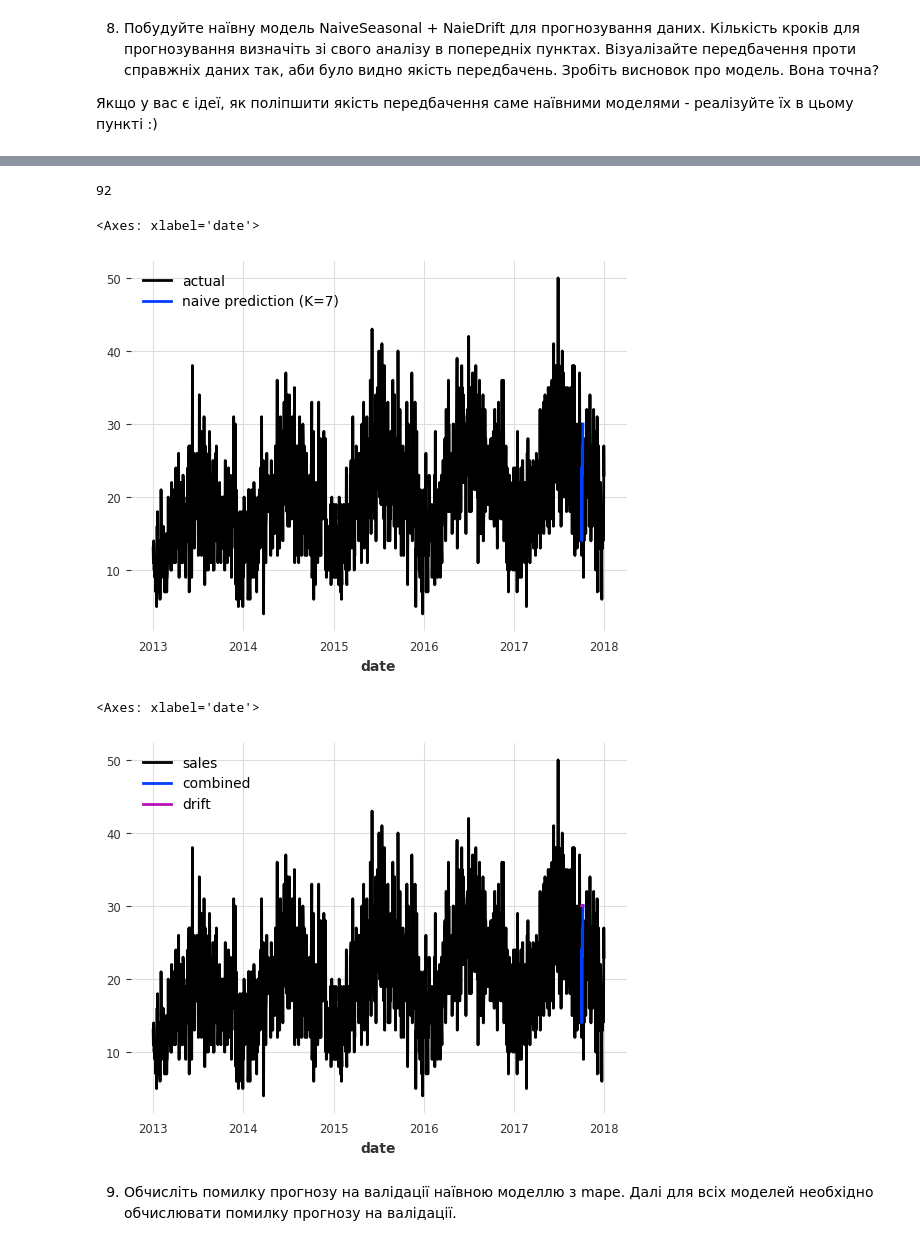
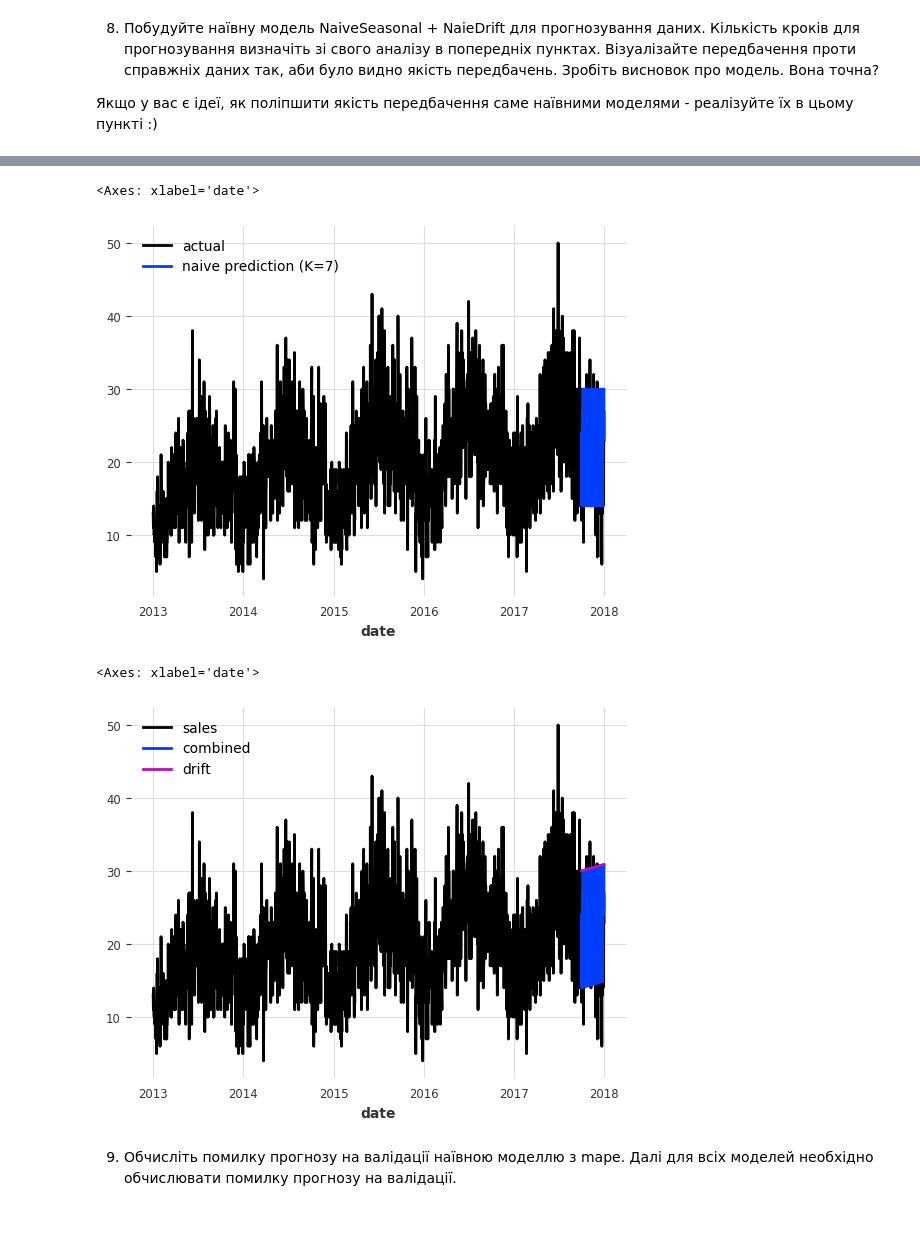
Before and after one commit to chornamarta/ml3.0, a Jupyter notebook: Module 2/TimeSeries/HW_2_5_Time_Series_Analysis.ipynb, the cells around one changed output, grey strips where cells are left out. Cells and saved outputs as stored; diff of their text form; code cells hidden in the pictures.

```diff
--- a/Module 2/TimeSeries/HW_2_5_Time_Series_Analysis.ipynb
+++ b/Module 2/TimeSeries/HW_2_5_Time_Series_Analysis.ipynb
@@ -237,26 +237,24 @@ Traceback (most recent call last):
     self._handle = _dlopen(self._name, mode)
                    ^^^^^^^^^^^^^^^^^^^^^^^^^
 OSError: dlopen() error
-# %%
-len(val)
-# %% [output]
-92
+# %%
+n = len(val)
 # %%
 seasonal_model = NaiveSeasonal(K=7)
 seasonal_model.fit(train)
-seasonal_forecast = seasonal_model.predict(7)
+seasonal_forecast = seasonal_model.predict(n)
 
 series.plot(label="actual")
 seasonal_forecast.plot(label="naive prediction (K=7)")
 # %% [output]
 <Axes: xlabel='date'>
-[figure, old version]
+[figure, new version]
 # %%
 from darts.models import NaiveDrift
 # %%
 drift_model = NaiveDrift()
 drift_model.fit(train)
-drift_forecast = drift_model.predict(7)
+drift_forecast = drift_model.predict(n)
 
 combined_forecast = drift_forecast + seasonal_forecast - train.last_value()
 
@@ -265,6 +263,6 @@ combined_forecast.plot(label="combined")
 drift_forecast.plot(label="drift")
 # %% [output]
 <Axes: xlabel='date'>
-[figure, old version]
+[figure, new version]
 # %% [markdown]
 9. Обчисліть помилку прогнозу на валідації наївною моделлю з mape. Далі для всіх моделей необхідно обчислювати помилку прогнозу на валідації.
```
Also changed, not shown: parts of 13 cells of this notebook.
